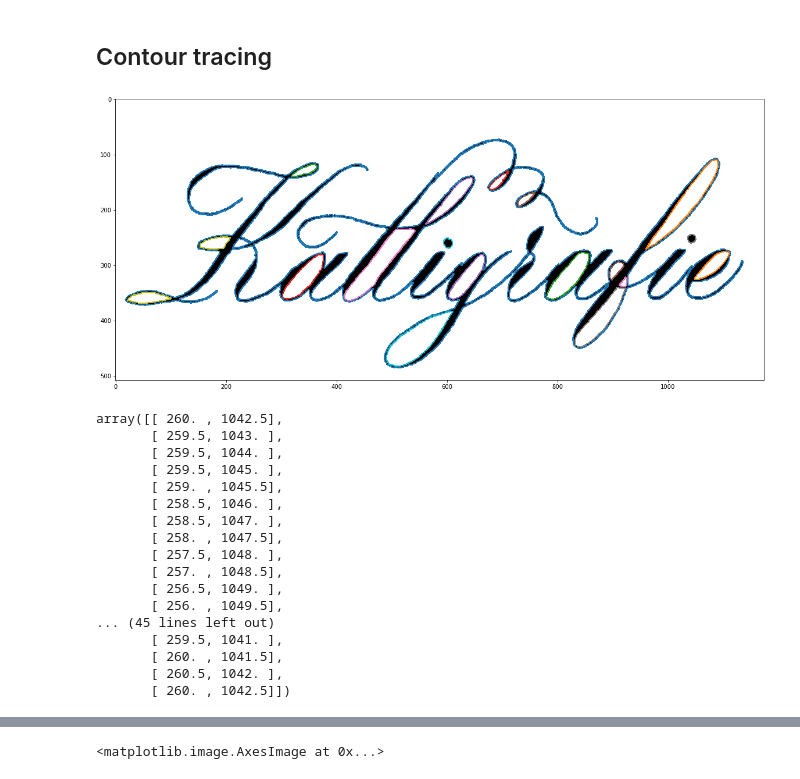
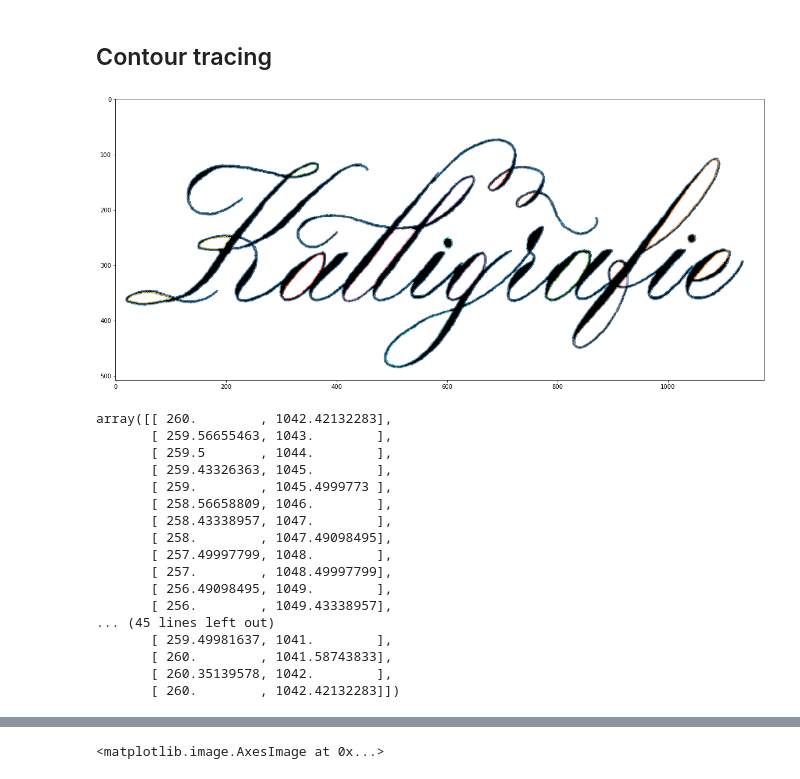
Before and after one commit to wechtits19/calligraphy-vectorization, a Jupyter notebook: test.ipynb, the cells around one changed output, grey strips where cells are left out. Saved outputs shown, nothing was run; the diff lists cells and outputs as text; code cells hidden in the pictures.

Commit message:
Added gaussian blur to smoothen contours, fixed bug when start point was corner point.

```diff
--- a/test.ipynb
+++ b/test.ipynb
@@ -57,41 +57,42 @@ plt.imshow(cleaned_image, cmap='gray', interpolation='nearest')
 ## Contour tracing
 # %%
 from skimage import measure
+from skimage import filters
 
-contours = measure.find_contours(cleaned_image)
+contours = measure.find_contours(filters.gaussian(cleaned_image, 0.5))
 
 # Display the image and plot all contours found
 plt.rcParams['figure.figsize'] = (20, 20)
 
 fig, ax = plt.subplots()
-ax.imshow(cleaned_image, cmap='gray', interpolation='nearest')
+ax.imshow(filters.gaussian(cleaned_image, 0.5), cmap='gray', interpolation='nearest')
 
 for contour in contours:
-    ax.plot(contour[:, 1], contour[:, 0], linewidth=1, antialiased=False)
+    ax.plot(contour[:, 1], contour[:, 0], antialiased=False, marker=',', linestyle='none')
 
 plt.show()
 # %% [output]
-[figure, old version]
+[figure, new version]
 # %%
 contours[7]
 # %% [output]
-array([[ 260. , 1042.5],
-       [ 259.5, 1043. ],
-       [ 259.5, 1044. ],
-       [ 259.5, 1045. ],
-       [ 259. , 1045.5],
-       [ 258.5, 1046. ],
-       [ 258.5, 1047. ],
-       [ 258. , 1047.5],
-       [ 257.5, 1048. ],
-       [ 257. , 1048.5],
-       [ 256.5, 1049. ],
-       [ 256. , 1049.5],
+array([[ 260.        , 1042.42132283],
+       [ 259.56655463, 1043.        ],
+       [ 259.5       , 1044.        ],
+       [ 259.43326363, 1045.        ],
+       [ 259.        , 1045.4999773 ],
+       [ 258.56658809, 1046.        ],
+       [ 258.43338957, 1047.        ],
+       [ 258.        , 1047.49098495],
+       [ 257.49997799, 1048.        ],
+       [ 257.        , 1048.49997799],
+       [ 256.49098495, 1049.        ],
+       [ 256.        , 1049.43338957],
 ... (45 lines left out)
-       [ 259.5, 1041. ],
-       [ 260. , 1041.5],
-       [ 260.5, 1042. ],
-       [ 260. , 1042.5]])
+       [ 259.49981637, 1041.        ],
+       [ 260.        , 1041.58743833],
+       [ 260.35139578, 1042.        ],
+       [ 260.        , 1042.42132283]])
 # %%
 for contour in contours:
     print(len(contour))
```
Also changed, not shown: parts of 10 cells of this notebook.
